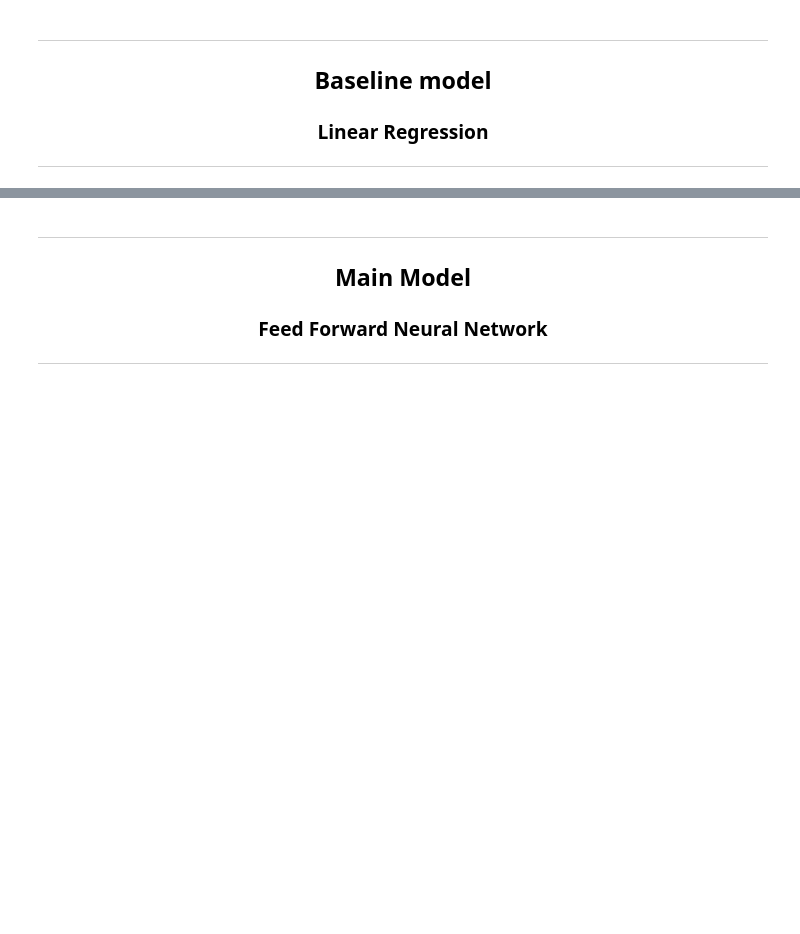
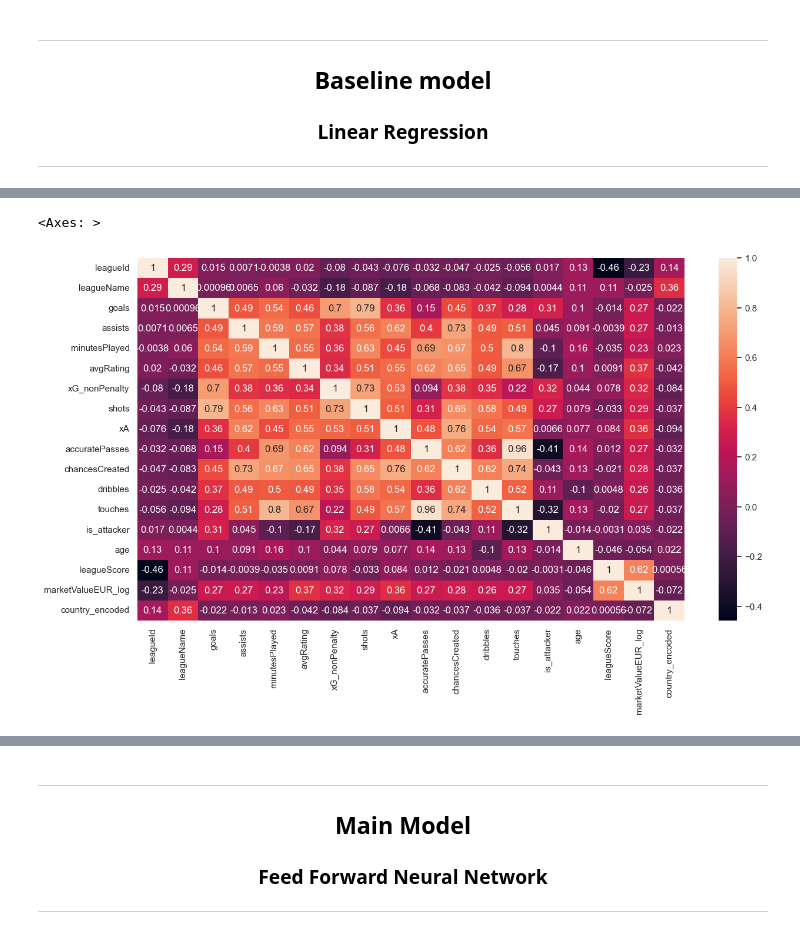
Before and after one commit to mortenhodt/machineLearningExamProject, a Jupyter notebook: main.ipynb, the cells around one changed output, grey strips where cells are left out. Cells and saved outputs as stored; diff of their text form; code cells hidden in the pictures; blank space fills up the shorter version.

```diff
--- a/main.ipynb
+++ b/main.ipynb
@@ -419,0 +437,5 @@ player_stats_final
+# %%
+player_stats_temp = player_stats_final.drop(['country', 'playerId', 'marketValueEUR'], axis = 1)
+# %%
+corr_matrix = player_stats_temp.corr()
+corr_matrix["marketValueEUR_log"].sort_values(ascending=False)
@@ -419,0 +462,6 @@ player_stats_final
+# %%
+sns.set(rc = {'figure.figsize':(15,8)})
+sns.heatmap(corr_matrix,annot=True)
+# %% [output]
+<Axes: >
+[figure, added]
```
Also changed, not shown: parts of 12 cells of this notebook, 2 other files.
